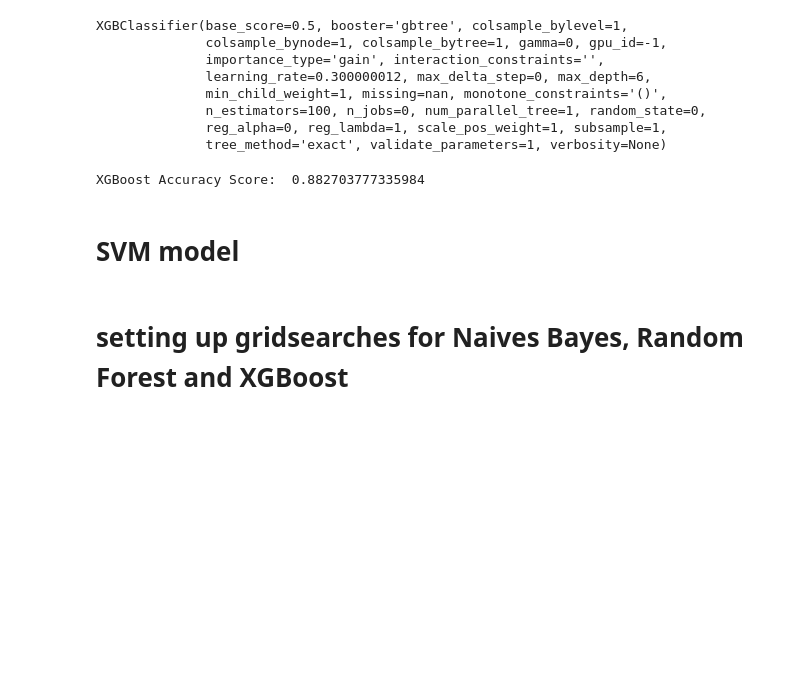
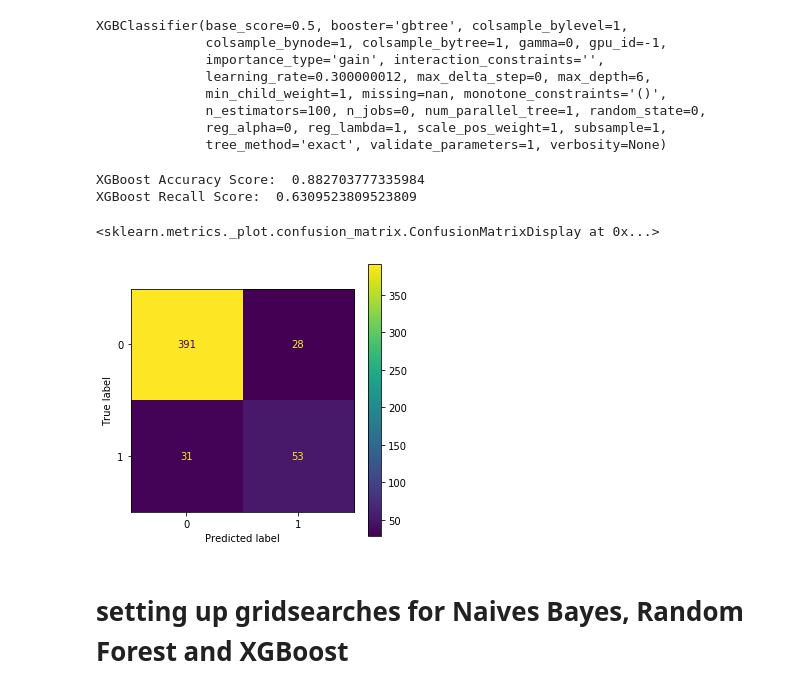
Before and after one commit to samraykhman/job_recomender, a Jupyter notebook: modelling_nb.ipynb, the cells around one changed output. Drawn from its saved outputs; the diff is of its cells as text; code cells hidden in the pictures; blank space fills up the shorter version.

```diff
--- a/modelling_nb.ipynb
+++ b/modelling_nb.ipynb
@@ -221,10 +187,15 @@ XGBClassifier(base_score=0.5, booster='gbtree', colsample_bylevel=1,
 xgb_pred = xgb_classifier.predict(tf_idf_test)
 # %%
 print('XGBoost Accuracy Score: ',accuracy_score(xgb_pred, y_test))
+print('XGBoost Recall Score: ',recall_score(y_test, xgb_pred))
 # %% [output]
 XGBoost Accuracy Score:  0.882703777335984
+XGBoost Recall Score:  0.6309523809523809
-# %% [markdown]
-# SVM model
+# %%
+plot_confusion_matrix(xgb_classifier, tf_idf_test, y_test)
+# %% [output]
+<sklearn.metrics._plot.confusion_matrix.ConfusionMatrixDisplay at 0x...>
+[figure, added]
 # %% [markdown]
 # setting up gridsearches for Naives Bayes, Random Forest and XGBoost
 # %%
```
Also changed, not shown: parts of 33 cells of this notebook, 12 other files.
